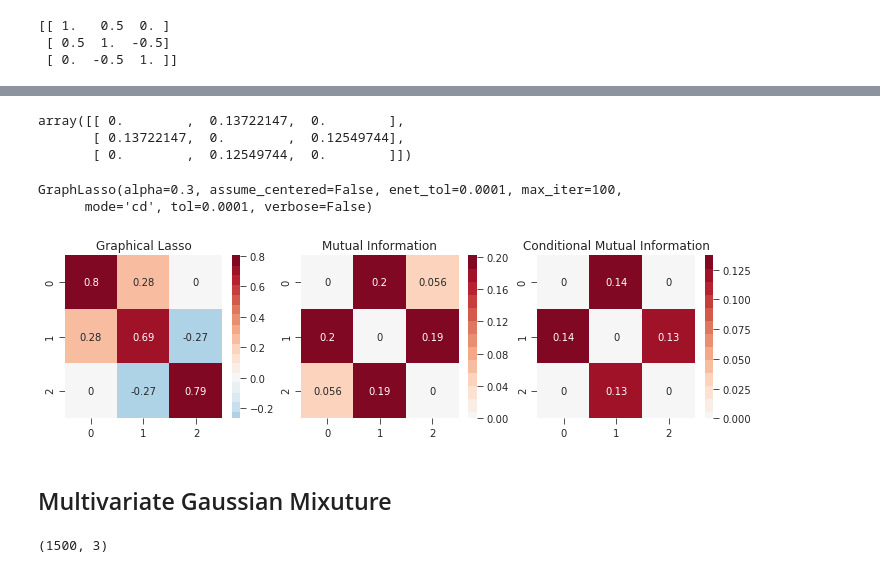
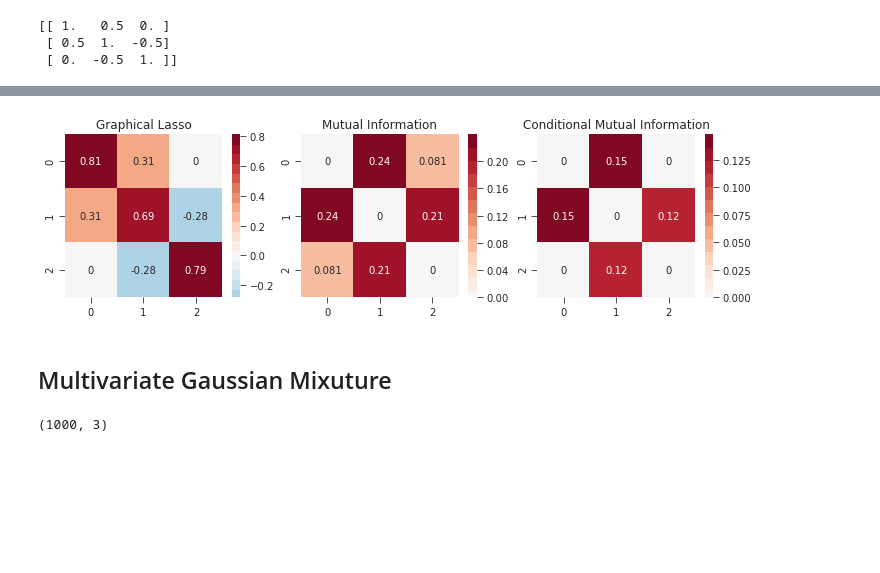
Before and after one commit to y-takashina/density_ratio, a Jupyter notebook: mi-synthetic-data.ipynb, the cells around one changed output, grey strips where cells are left out. Cells and saved outputs as stored; diff of their text form; code cells hidden in the pictures; blank space fills up the shorter version.

Commit message:
moved the calculation of mi/cmi matrix to kliep.py

```diff
--- a/mi-synthetic-data.ipynb
+++ b/mi-synthetic-data.ipynb
@@ -54,49 +54,28 @@ sns.pairplot(pd.DataFrame(X))
-# %%
-d = 3
-mi = np.zeros([d, d])
-cmi = np.zeros([d, d])
-for i, j in tqdm.tqdm([(i, j) for i in range(d) for j in range(d) if i > j]):
-    mi[i, j] = mi[j, i] = kliep.mutual_information(X=X[:, i].reshape(-1, 1), Y=X[:, j].reshape(-1, 1), maxiter=1000)
-    mask = (np.arange(d) != i) & (np.arange(d) != j)
-    mi_xz = kliep.mutual_information(X=X[:, i].reshape(-1, 1), Y=X[:, mask], maxiter=1000)
-    mi_yz = kliep.mutual_information(X=X[:, j].reshape(-1, 1), Y=X[:, mask], maxiter=1000)
-    mi_xyz = kliep.mutual_information(X=X[:, i].reshape(-1, 1), Y=X[:, j].reshape(-1, 1), Z=X[:, mask], maxiter=1000)
-    cmi[i, j] = cmi[j, i] = mi_xyz - (mi_xz + mi_yz)
-    cmi[cmi < 0] = 0
-
-cmi
-# %% [output]
-array([[ 0.        ,  0.13722147,  0.        ],
-       [ 0.13722147,  0.        ,  0.12549744],
-       [ 0.        ,  0.12549744,  0.        ]])
 # %%
-model = sklearn.covariance.GraphLasso(alpha=0.3)
-model.fit(X)
+pre = sklearn.covariance.GraphLasso(alpha=0.3).fit(X).precision_
+mi = kliep.calc_mi_matrix(X)
+cmi = kliep.calc_cmi_matrix(X)
-# %% [output]
-GraphLasso(alpha=0.3, assume_centered=False, enet_tol=0.0001, max_iter=100,
-      mode='cd', tol=0.0001, verbose=False)
 # %%
 f, axes = plt.subplots(1, 3, figsize=[12, 3])
 axes[0].set_title('Graphical Lasso')
 axes[1].set_title('Mutual Information')
 axes[2].set_title('Conditional Mutual Information')
-sns.heatmap(model.precision_, annot=True, ax=axes[0], center=0, cmap=palette)
+sns.heatmap(pre, annot=True, ax=axes[0], center=0, cmap=palette)
 sns.heatmap(mi, annot=True, ax=axes[1], center=0, cmap=palette)
 sns.heatmap(cmi, annot=True, ax=axes[2], center=0, cmap=palette)
 plt.savefig('output/mi-synthetic-gaussian.png', dpi=120)
 # %% [output]
-[figure, old version]
+[figure, new version]
 # %% [markdown]
 ## Multivariate Gaussian Mixuture
 # %%
-X1 = scipy.stats.multivariate_normal(mean=[-5,  0,  0], cov=np.eye(3)).rvs(500)
-X2 = scipy.stats.multivariate_normal(mean=[+5,  0,  0], cov=np.eye(3)).rvs(500)
-X3 = scipy.stats.multivariate_normal(mean=[ 0, 10,  0], cov=np.eye(3)).rvs(500)
-X = np.vstack([X1, X2, X3])
+X1 = scipy.stats.multivariate_normal(mean=[-4,  0,  0], cov=np.eye(3)).rvs(500)
+X2 = scipy.stats.multivariate_normal(mean=[+4,  0,  0], cov=[[1, 0, 0], [0, 6, 0], [0, 0, 1]]).rvs(500)
+X = np.vstack([X1, X2])
 X = (X - np.mean(X, axis=0)) / np.std(X, axis=0)
 X.shape
 # %% [output]
-(1500, 3)
+(1000, 3)
 # %%
 sns.pairplot(pd.DataFrame(X))
 # %% [output]
```
Also changed, not shown: parts of 6 cells of this notebook, 2 other files.
